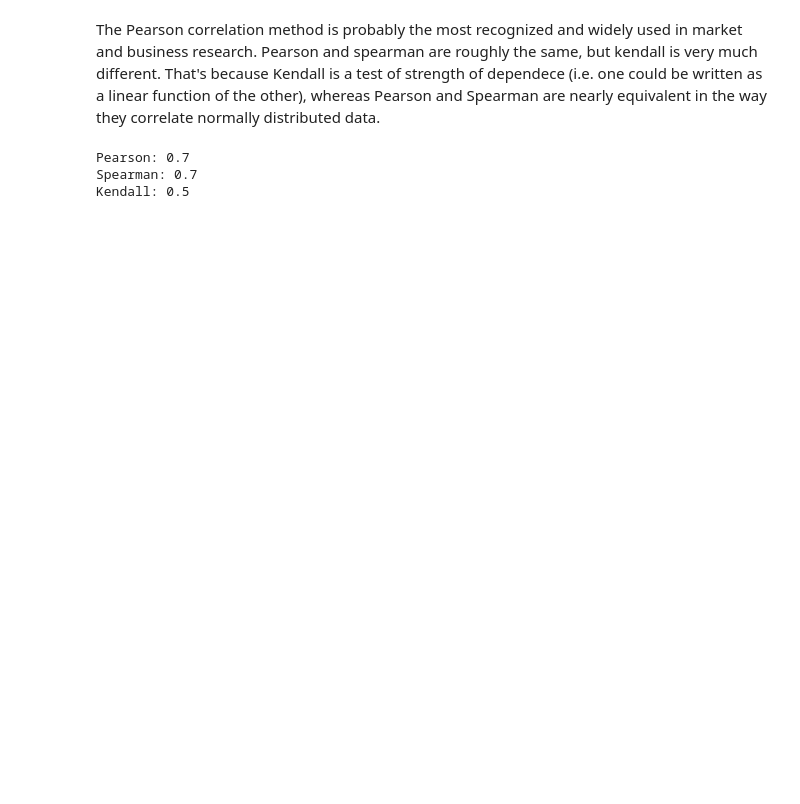
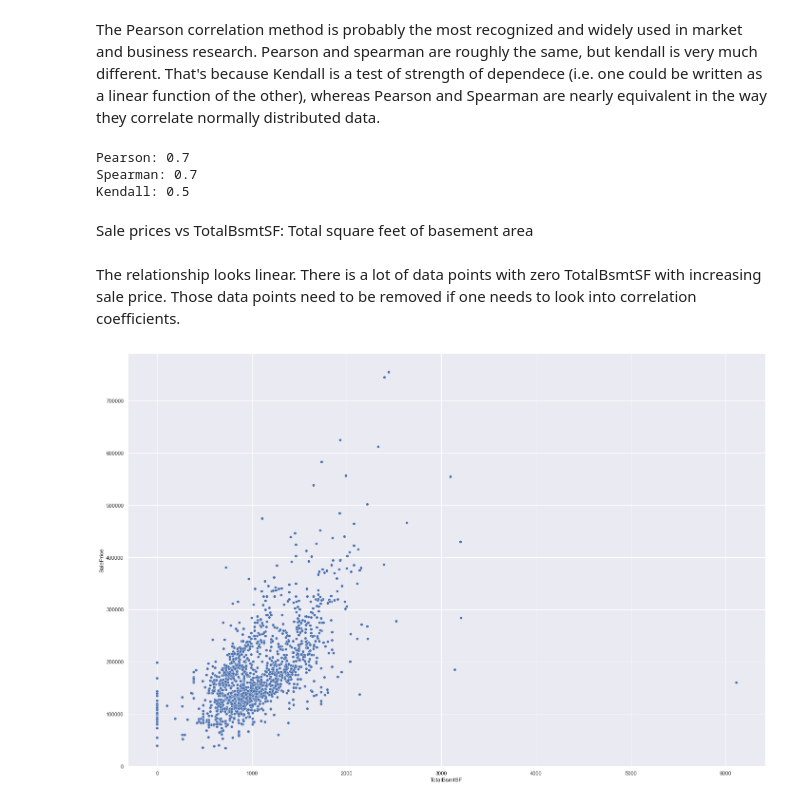
Before and after one commit to Abramo-Hub/House_Prices, a Jupyter notebook: Main.ipynb, the cells around one changed output. Drawn from its saved outputs; the diff is of its cells as text; code cells hidden in the pictures; blank space fills up the shorter version.

```diff
--- a/Main.ipynb
+++ b/Main.ipynb
@@ -125,3 +125,11 @@ print(f'Kendall: {kendall}')
 Pearson: 0.7
 Spearman: 0.7
 Kendall: 0.5
+# %% [markdown]
+Sale prices vs TotalBsmtSF: Total square feet of basement area
+# %% [markdown]
+The relationship looks linear. There is a lot of data points with zero TotalBsmtSF with increasing sale price. Those data points need to be removed if one needs to look into correlation coefficients.
+# %%
+sns.scatterplot(data=df_train, x = "TotalBsmtSF", y = 'SalePrice');
+# %% [output]
+[figure, added]
```
Also changed, not shown: parts of 13 cells of this notebook.
